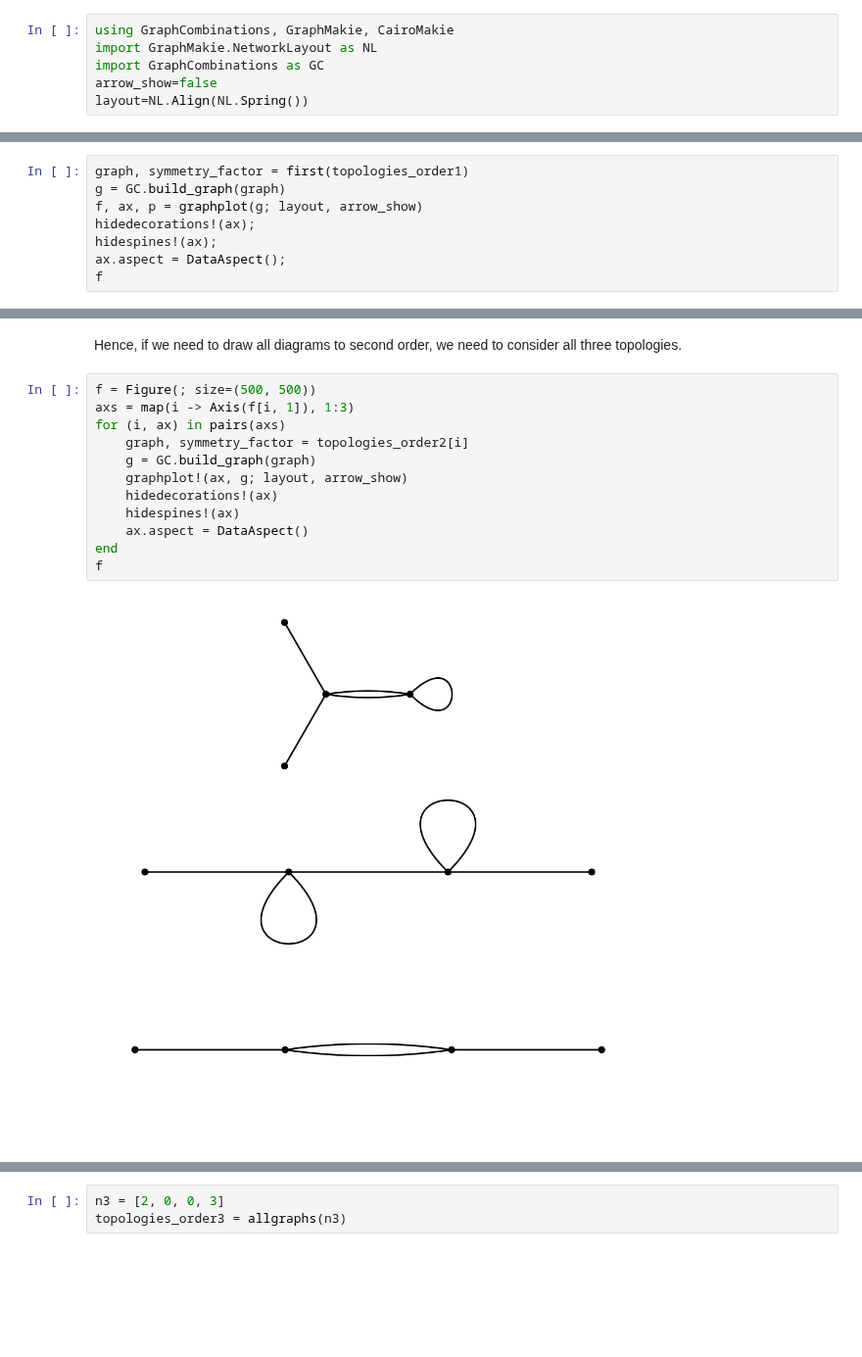
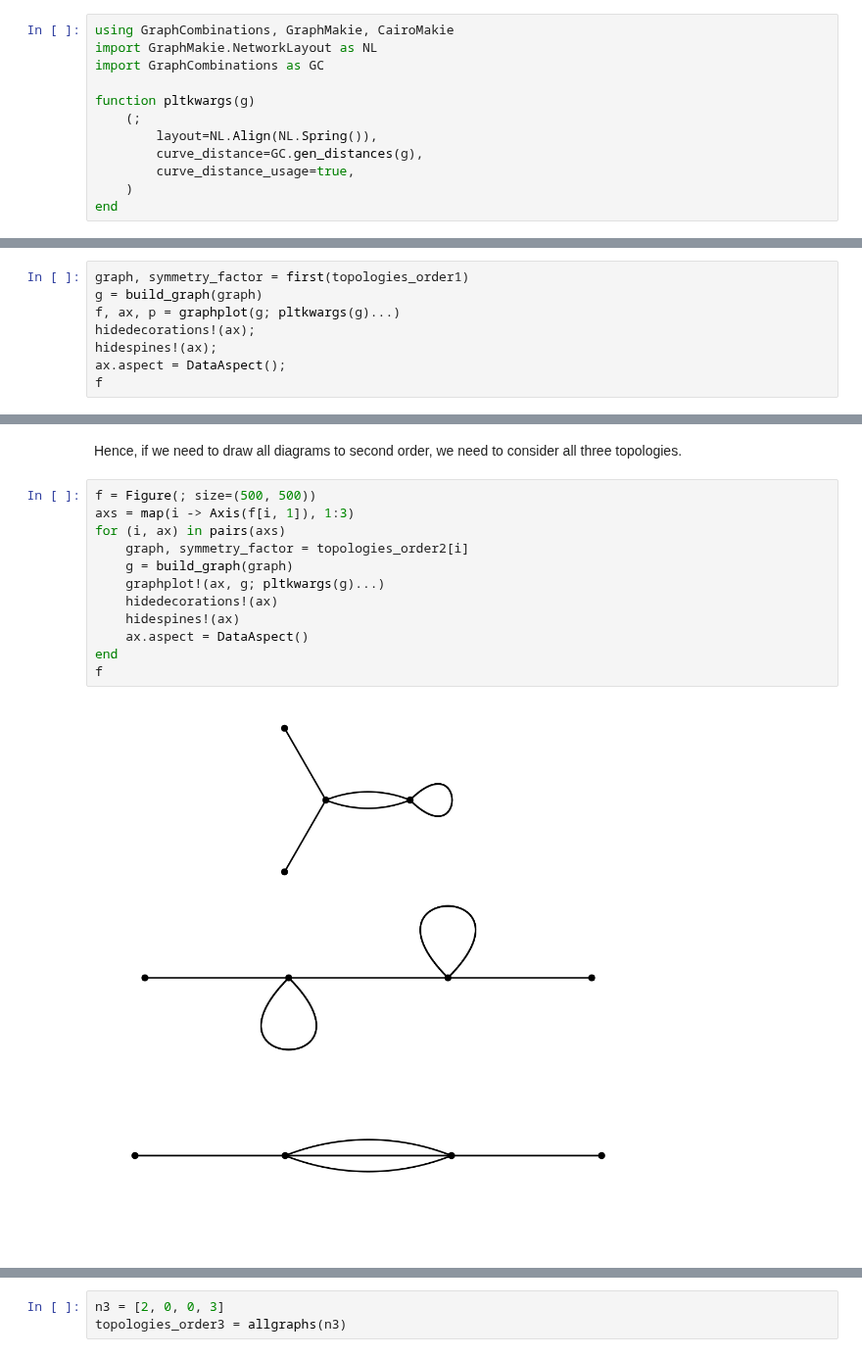
Before and after one commit to oameye/GraphCombinations.jl, a Jupyter notebook: examples/phi_four_topologies.ipynb, the cells around one changed output, grey strips where cells are left out. Shown at 98% size. Drawn from its saved outputs; the diff is of its cells as text; blank space fills up the shorter version.

```diff
--- a/examples/phi_four_topologies.ipynb
+++ b/examples/phi_four_topologies.ipynb
@@ -15,6 +15,12 @@ We will compute al possible feynman diagram topologies for the first orders of t
 using GraphCombinations, GraphMakie, CairoMakie
 import GraphMakie.NetworkLayout as NL
 import GraphCombinations as GC
-arrow_show=false
-layout=NL.Align(NL.Spring())
+
+function pltkwargs(g)
+    (;
+        layout=NL.Align(NL.Spring()),
+        curve_distance=GC.gen_distances(g),
+        curve_distance_usage=true,
+    )
+end
 # %% [output]
@@ -32,8 +38,8 @@ topologies_order1 = allgraphs(n1)
 Only one topology is possible for the first order.
 # %%
 graph, symmetry_factor = first(topologies_order1)
-g = GC.build_graph(graph)
-f, ax, p = graphplot(g; layout, arrow_show)
+g = build_graph(graph)
+f, ax, p = graphplot(g; pltkwargs(g)...)
 hidedecorations!(ax);
 hidespines!(ax);
 ax.aspect = DataAspect();
@@ -57,15 +63,15 @@ Hence, if we need to draw all diagrams to second order, we need to consider all
 # %%
 f = Figure(; size=(500, 500))
 axs = map(i -> Axis(f[i, 1]), 1:3)
 for (i, ax) in pairs(axs)
     graph, symmetry_factor = topologies_order2[i]
-    g = GC.build_graph(graph)
-    graphplot!(ax, g; layout, arrow_show)
+    g = build_graph(graph)
+    graphplot!(ax, g; pltkwargs(g)...)
     hidedecorations!(ax)
     hidespines!(ax)
     ax.aspect = DataAspect()
 end
 f
 # %% [output]
-[figure, old version]
+[figure, new version]
 # %% [markdown]
```
Also changed, not shown: parts of 5 cells of this notebook, 5 other files.
